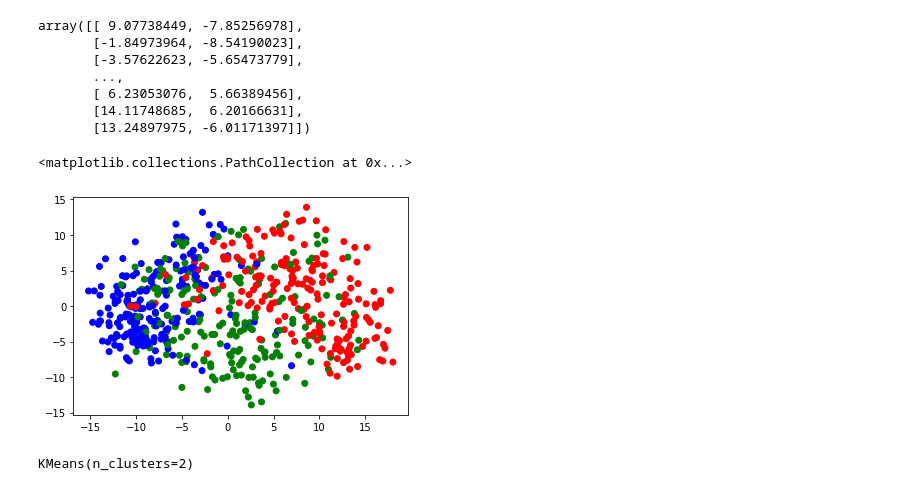
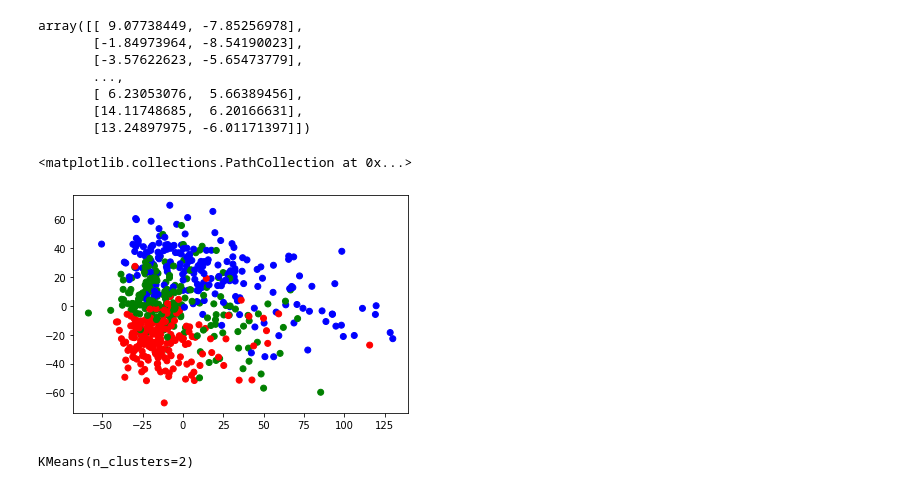
Before and after one commit to markjosims/malachor5, a Jupyter notebook: notebooks/visualize_sli_macbook.ipynb, the cells around one changed output. Drawn from its saved outputs; the diff is of its cells as text; code cells hidden in the pictures.

```diff
--- a/notebooks/visualize_sli_macbook.ipynb
+++ b/notebooks/visualize_sli_macbook.ipynb
@@ -87,3 +87,7 @@ embeds = embeds.squeeze()
 embeds.shape
 # %% [output]
 torch.Size([600, 256])
+# %%
+sid_embeds = torch.load('../data/spkrec-ecapa-voxceleb.pt', map_location=torch.device('cpu'))
+sid_embeds = sid_embeds.squeeze()
+sid_embeds.shape
@@ -89,0 +96,4 @@ torch.Size([600, 256])
+# %%
+cl_embeds = torch.load('../data/lang-id-commonlanguage_ecapa.pt', map_location=torch.device('cpu'))
+cl_embeds = cl_embeds.squeeze()
+cl_embeds.shape
@@ -168,3 +174,6 @@ array([[  10.20631384,  -91.79226152],
        [ -45.29064516,  -93.24683871],
        [-109.37196049,   20.75016816],
        [ -71.11961724,  -51.98441365]])
+# %%
+pca_sid = pca.fit_transform(sid_embeds)
+pca_sid
@@ -170,0 +188,3 @@ array([[  10.20631384,  -91.79226152],
+# %%
+pca_cl = pca.fit_transform(cl_embeds)
+pca_cl
@@ -182,17 +210,17 @@ array([[ 9.07738449, -7.85256978],
 # %%
 df['color'] = 'blue'
 df.loc[df['lang']=='TIC','color'] = 'red'
 df.loc[df['lang']=='HIM','color'] = 'green'
 
 # x = pca_embeds[:,0]
 # y = pca_embeds[:,1]
-x = pca_logits[:,0]
-y = pca_logits[:,1]
+x = pca_cl[:,0]
+y = pca_cl[:,1]
 c = df['color']
 plt.scatter(x, y, c=c)
 # %% [output]
 <matplotlib.collections.PathCollection at 0x...>
-[figure, old version]
+[figure, new version]
 # %%
 kmeans = KMeans(2)
 kmeans
```
Also changed, not shown: parts of 9 cells of this notebook, 1 other file.
